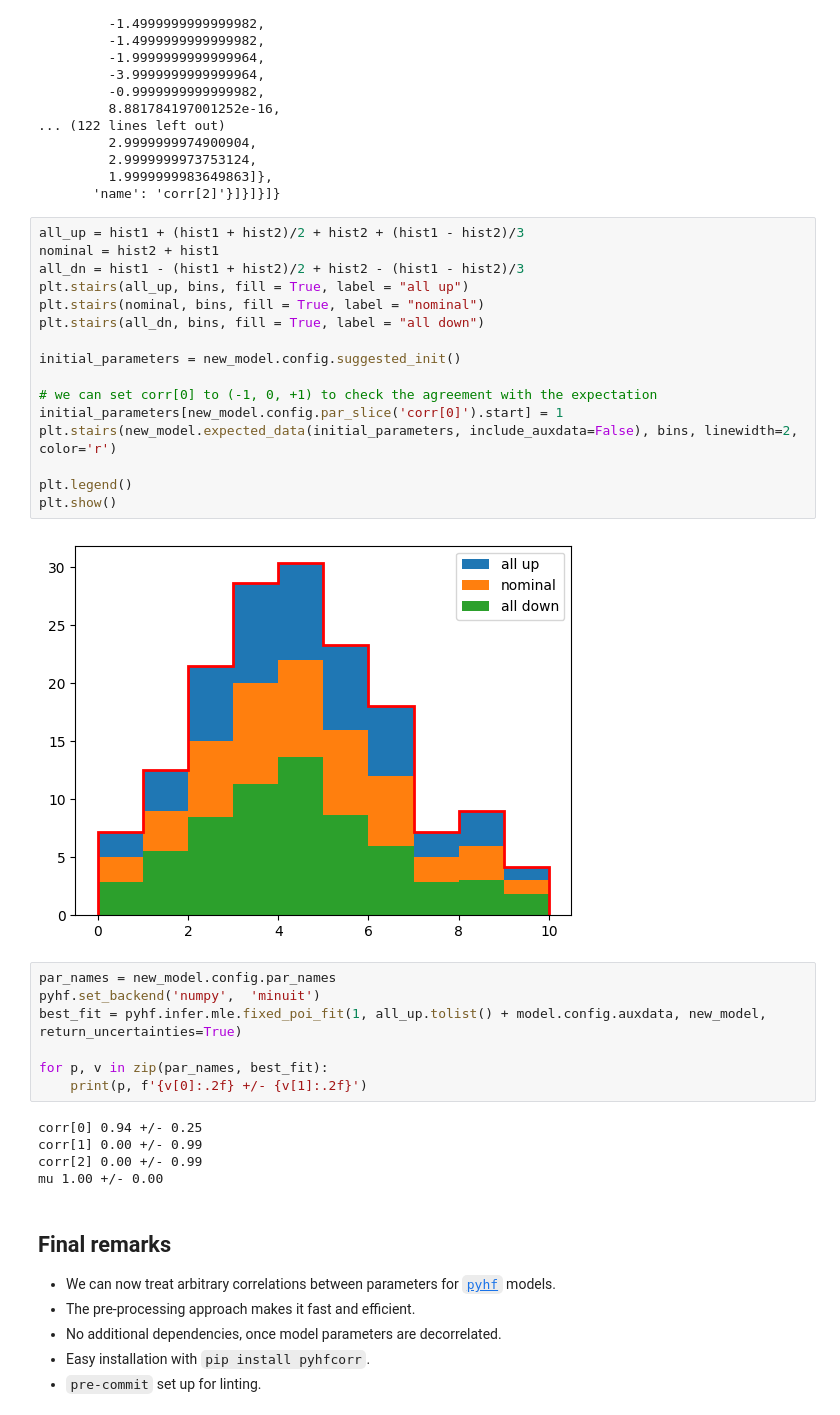
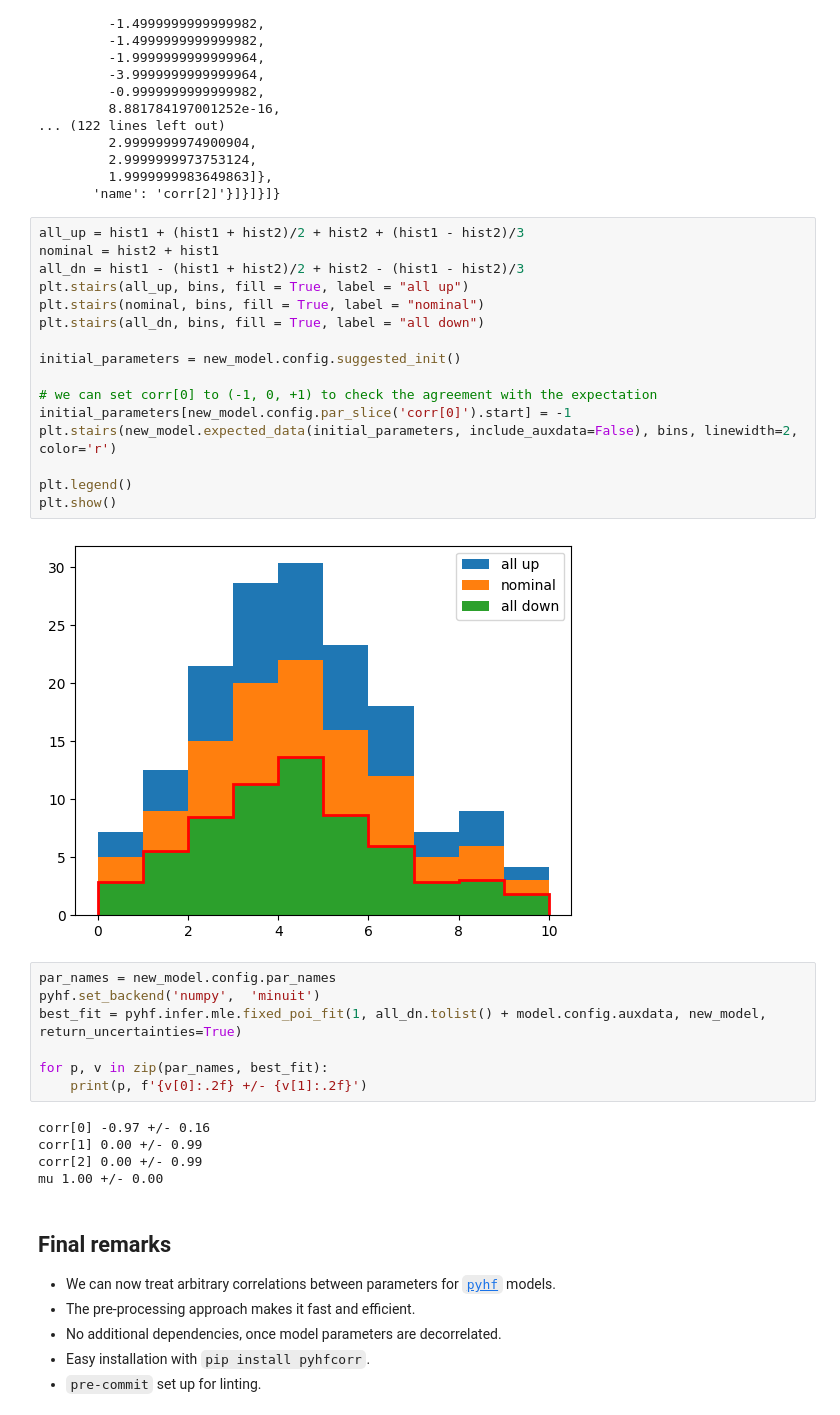
Before and after one commit to lorenzennio/pyhfcorr, a Jupyter notebook: examples.ipynb, the cells around one changed output. Cells and saved outputs as stored; diff of their text form.

```diff
--- a/examples.ipynb
+++ b/examples.ipynb
@@ -448,30 +452,30 @@ Processing correlations ...
 # %%
 all_up = hist1 + (hist1 + hist2)/2 + hist2 + (hist1 - hist2)/3
 nominal = hist2 + hist1
 all_dn = hist1 - (hist1 + hist2)/2 + hist2 - (hist1 - hist2)/3
 plt.stairs(all_up, bins, fill = True, label = "all up")
 plt.stairs(nominal, bins, fill = True, label = "nominal")
 plt.stairs(all_dn, bins, fill = True, label = "all down")
 
 initial_parameters = new_model.config.suggested_init()
 
 # we can set corr[0] to (-1, 0, +1) to check the agreement with the expectation
-initial_parameters[new_model.config.par_slice('corr[0]').start] = 1
+initial_parameters[new_model.config.par_slice('corr[0]').start] = -1
 plt.stairs(new_model.expected_data(initial_parameters, include_auxdata=False), bins, linewidth=2, color='r')
 
 plt.legend()
 plt.show()
 # %% [output]
-[figure, old version]
+[figure, new version]
 # %%
 par_names = new_model.config.par_names
 pyhf.set_backend('numpy',  'minuit')
-best_fit = pyhf.infer.mle.fixed_poi_fit(1, all_up.tolist() + model.config.auxdata, new_model, return_uncertainties=True)
+best_fit = pyhf.infer.mle.fixed_poi_fit(1, all_dn.tolist() + model.config.auxdata, new_model, return_uncertainties=True)
 
 for p, v in zip(par_names, best_fit):
     print(p, f'{v[0]:.2f} +/- {v[1]:.2f}')
 # %% [output]
-corr[0] 0.94 +/- 0.25
+corr[0] -0.97 +/- 0.16
 corr[1] 0.00 +/- 0.99
 corr[2] 0.00 +/- 0.99
 mu 1.00 +/- 0.00
```
Also changed, not shown: parts of 4 cells of this notebook.
